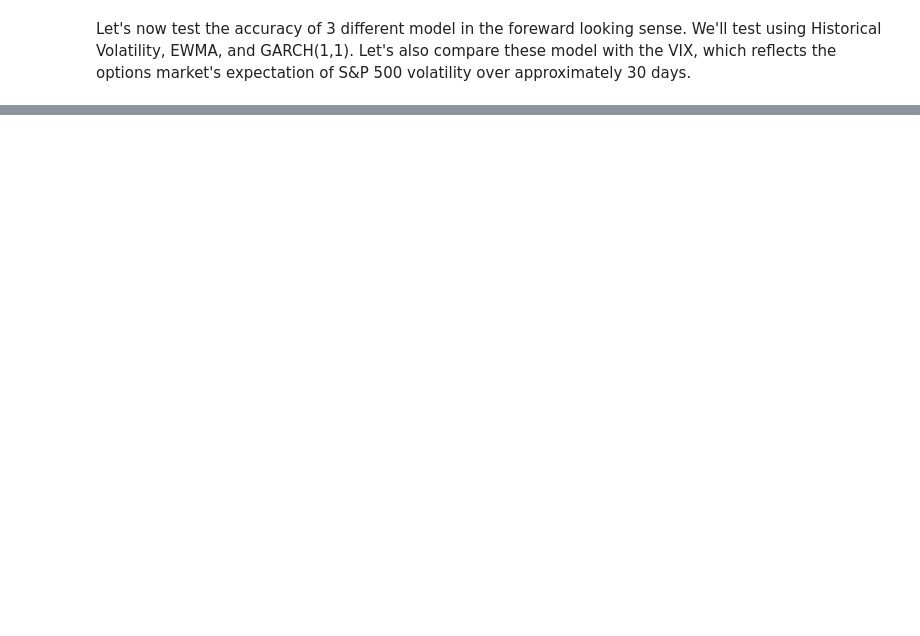
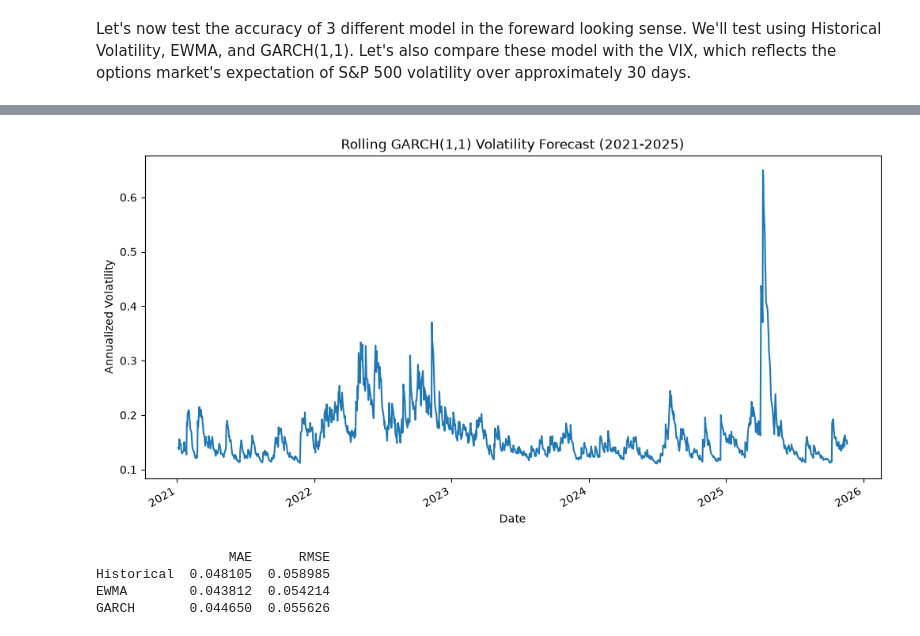
Before and after one commit to giroux-jack/Volatility-Forecasting, a Jupyter notebook: volatility_models.ipynb, the cells around one changed output, grey strips where cells are left out. Saved outputs shown, nothing was run; the diff lists cells and outputs as text; code cells hidden in the pictures; blank space fills up the shorter version.

```diff
--- a/volatility_models.ipynb
+++ b/volatility_models.ipynb
@@ -144,0 +191,39 @@ Beta: 0.7901668441214869
+# %%
+garch_forecasts.plot(figsize=(12,6))
+
+plt.title("Rolling GARCH(1,1) Volatility Forecast (2021-2025)")
+plt.xlabel("Date")
+plt.ylabel('Annualized Volatility')
+plt.show()
+# %% [output]
+[figure, added]
+# %%
+comparison = pd.DataFrame({
+    'Historical': historical_forecast,
+    'EWMA' : ewma_vol,
+    'GARCH': garch_forecasts,
+    'Realized': future_realized_vol
+}).dropna()
+
+validation = comparison.loc["2021":"2022"]
+
+def evaluate_models(data):
+    results = {}
+
+    for model in ["Historical", "EWMA", "GARCH"]:
+        errors = data[model] - data["Realized"]
+
+        results[model] = {
+            "MAE": errors.abs().mean(),
+            "RMSE": np.sqrt((errors ** 2).mean())
+        }
+
+    return pd.DataFrame(results).T
+
+validation_results = evaluate_models(validation)
+print(validation_results)
+# %% [output]
+                 MAE      RMSE
+Historical  0.048105  0.058985
+EWMA        0.043812  0.054214
+GARCH       0.044650  0.055626
```
Also changed, not shown: parts of 9 cells of this notebook.
